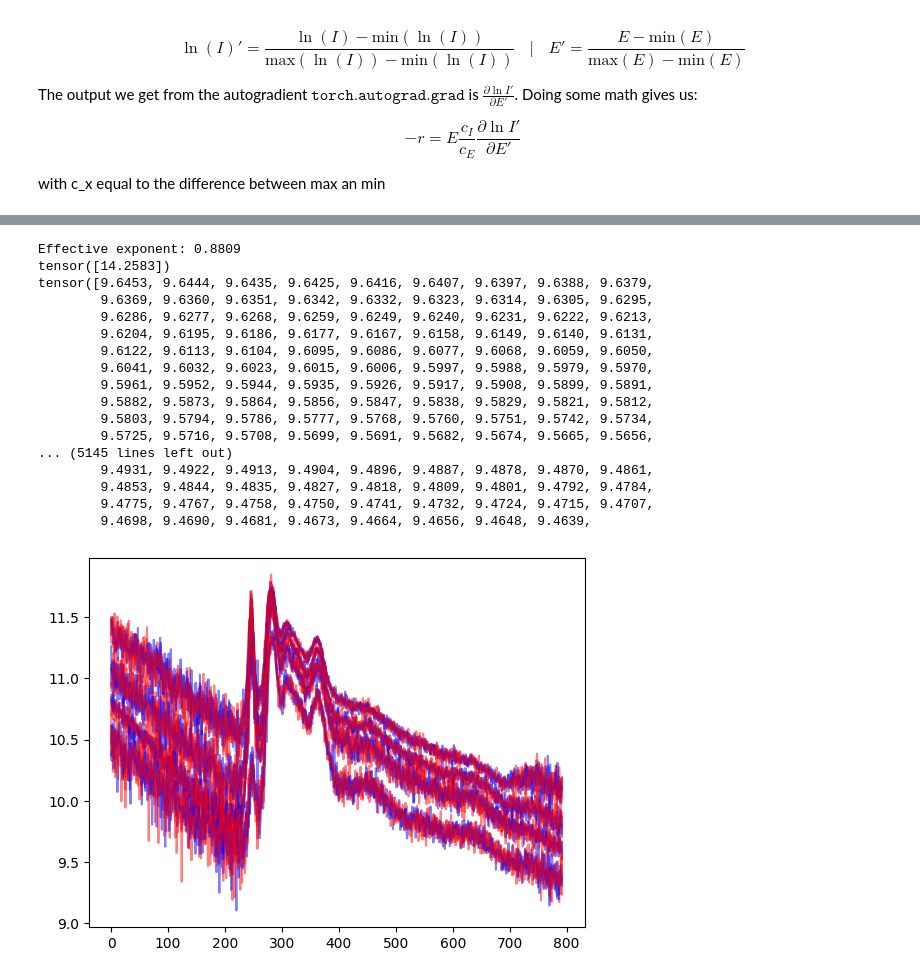
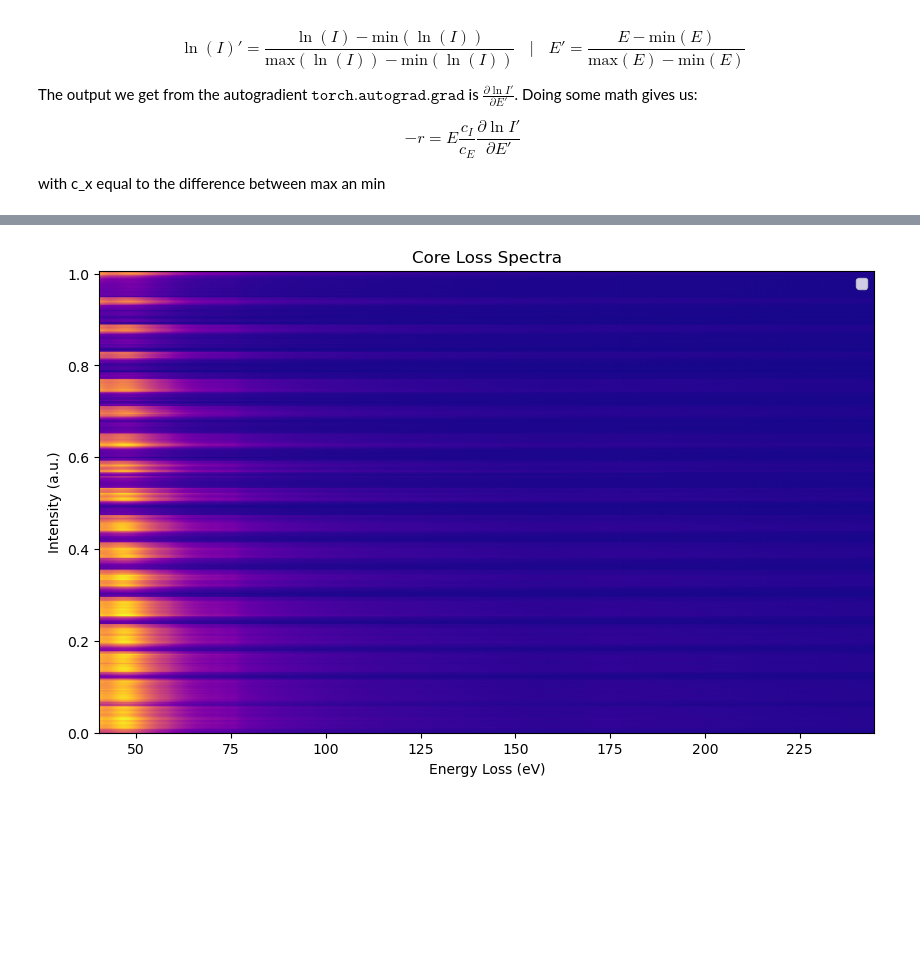
Before and after one commit to BWielen/CLFitter, a Jupyter notebook: Examples/BackgroundParameterization.ipynb, the cells around one changed output, grey strips where cells are left out. Saved outputs shown, nothing was run; the diff lists cells and outputs as text; code cells hidden in the pictures; blank space fills up the shorter version.

```diff
--- a/Examples/BackgroundParameterization.ipynb
+++ b/Examples/BackgroundParameterization.ipynb
@@ -336,15 +431,11 @@ class NNparameterization:
                 i, result = future.result()
                 self.background[i] = result
 # %%
-path_to_data = "../Data/008_core_loss_line_020evpx_1mm.dm3"
+path_to_data = "..\Data\TaSe2-TaS2-SI.dm3"
+
 objectNN = NNparameterization()
-objectNN.read_dm3(path_to_data)
+objectNN.read_dm3(path_to_data, SI = True)
+objectNN.plot_spectra([14,-20])
 objectNN.align_data()
-objectNN.window_data(lower=0, higher=300)
-objectNN.plot_spectra(spectra_indices=[0, 1, 2, 3, 4])
-objectNN.calculate_integrated_intensity()
-objectNN.cluster_data(n_clusters=4)
-objectNN.prepare_X_mc_data()
-objectNN.prepare_X_eval_data()
-objectNN.train_MC_replica_consecutive(n_mc_replicas=5, edge_onset=188)
+objectNN.plot_spectra()
 # %% [output]
@@ -362,18 +443 @@ Epoch [91/100] - Loss: 8.0984 - Time: 0.11s
-Effective exponent: 0.8809
-tensor([14.2583])
-tensor([9.6453, 9.6444, 9.6435, 9.6425, 9.6416, 9.6407, 9.6397, 9.6388, 9.6379,
-        9.6369, 9.6360, 9.6351, 9.6342, 9.6332, 9.6323, 9.6314, 9.6305, 9.6295,
-        9.6286, 9.6277, 9.6268, 9.6259, 9.6249, 9.6240, 9.6231, 9.6222, 9.6213,
-        9.6204, 9.6195, 9.6186, 9.6177, 9.6167, 9.6158, 9.6149, 9.6140, 9.6131,
-        9.6122, 9.6113, 9.6104, 9.6095, 9.6086, 9.6077, 9.6068, 9.6059, 9.6050,
-        9.6041, 9.6032, 9.6023, 9.6015, 9.6006, 9.5997, 9.5988, 9.5979, 9.5970,
-        9.5961, 9.5952, 9.5944, 9.5935, 9.5926, 9.5917, 9.5908, 9.5899, 9.5891,
-        9.5882, 9.5873, 9.5864, 9.5856, 9.5847, 9.5838, 9.5829, 9.5821, 9.5812,
-        9.5803, 9.5794, 9.5786, 9.5777, 9.5768, 9.5760, 9.5751, 9.5742, 9.5734,
-        9.5725, 9.5716, 9.5708, 9.5699, 9.5691, 9.5682, 9.5674, 9.5665, 9.5656,
-... (5145 lines left out)
-        9.4931, 9.4922, 9.4913, 9.4904, 9.4896, 9.4887, 9.4878, 9.4870, 9.4861,
-        9.4853, 9.4844, 9.4835, 9.4827, 9.4818, 9.4809, 9.4801, 9.4792, 9.4784,
-        9.4775, 9.4767, 9.4758, 9.4750, 9.4741, 9.4732, 9.4724, 9.4715, 9.4707,
-        9.4698, 9.4690, 9.4681, 9.4673, 9.4664, 9.4656, 9.4648, 9.4639,
-[figure, old version]
+[figure, new version]
```
Also changed, not shown: parts of 10 cells of this notebook.
